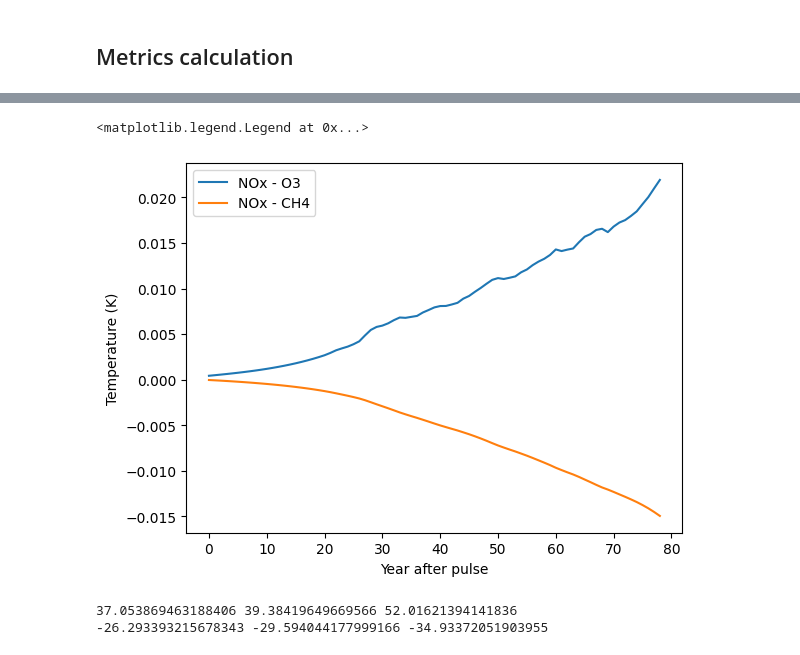
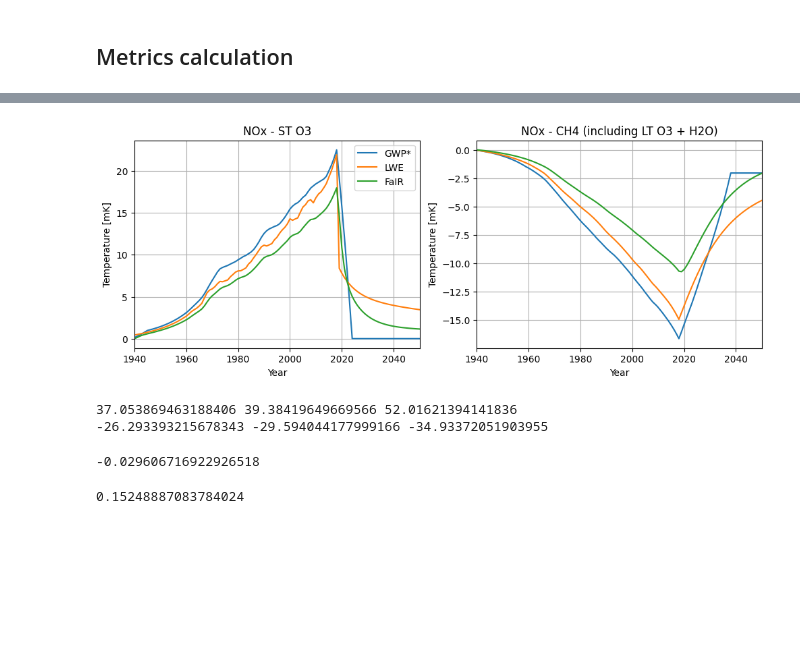
Before and after one commit to AeroMAPS/AeroCM, a Jupyter notebook: validation_NOx.ipynb, the cells around one changed output, grey strips where cells are left out. Cells and saved outputs as stored; diff of their text form; code cells hidden in the pictures; blank space fills up the shorter version.

```diff
--- a/validation_NOx.ipynb
+++ b/validation_NOx.ipynb
@@ -23,13 +23,15 @@ efficacy_erf_o3 = 1
 
 unit_value_ch4 = 1
 sensitivity_erf_ch4 = -0.695e-9
+sensitivity_erf_ch4_gwpstar = -30.8e-12 * (14/46)
 ratio_erf_rf_ch4 = 1.18
 efficacy_rf_ch4 = 1
 efficacy_erf_ch4 = 1
 
 start_year = 1940
-end_year = 2018
+end_year = 2050
 tcre = 0.00045
+background_species_quantities = background_species_quantities_function(start_year, end_year, rcp='RCP45')
 # %%
 klower_data_df = read_csv("climate_data/historical_data_from_klower.csv", delimiter=";")
 klower_data = klower_data_df.values
@@ -48,7 +57,15 @@ species_quantities = klower_data_co2 / 3.15 * emission_index_nox * 1e9 # [MtNOx
 # %%
 species_settings_o3 = {"sensitivity_erf": sensitivity_erf_o3, "ratio_erf_rf": ratio_erf_rf_o3, "efficacy_erf": efficacy_erf_o3}
 species_settings_ch4 = {"sensitivity_erf": sensitivity_erf_ch4, "ratio_erf_rf": ratio_erf_rf_ch4, "efficacy_erf": efficacy_erf_ch4}
+species_settings_ch4_gwpstar = {"sensitivity_erf": sensitivity_erf_ch4_gwpstar, "ratio_erf_rf": ratio_erf_rf_ch4, "efficacy_erf": efficacy_erf_ch4}
 model_settings = {"tcre": tcre}
-radiative_forcing_o3, effective_radiative_forcing_o3, temperature_o3 = species_lwe_climate_model(start_year, end_year, "Aviation NOx - ST O3 increase", species_quantities, species_settings_o3, model_settings)
-radiative_forcing_ch4, effective_radiative_forcing_ch4, temperature_ch4 = species_lwe_climate_model(start_year, end_year, "Aviation NOx - CH4 decrease and induced", species_quantities, species_settings_ch4, model_settings)
+model_settings_fair = {"background_species_quantities": background_species_quantities}
+
+radiative_forcing_o3_gwpstar, effective_radiative_forcing_o3_gwpstar, temperature_o3_gwpstar = species_gwpstar_climate_model(start_year, end_year, "Aviation NOx - ST O3 increase", species_quantities, species_settings_o3, model_settings)
+radiative_forcing_o3_lwe, effective_radiative_forcing_o3_lwe, temperature_o3_lwe = species_lwe_climate_model(start_year, end_year, "Aviation NOx - ST O3 increase", species_quantities, species_settings_o3, model_settings)
+radiative_forcing_o3_fair, effective_radiative_forcing_o3_fair, temperature_o3_fair = species_fair_climate_model(start_year, end_year, "Aviation NOx - ST O3 increase", species_quantities, species_settings_o3, model_settings_fair)
+
+radiative_forcing_ch4_gwpstar, effective_radiative_forcing_ch4_gwpstar, temperature_ch4_gwpstar = species_gwpstar_climate_model(start_year, end_year, "Aviation NOx - CH4 decrease and induced", species_quantities, species_settings_ch4_gwpstar, model_settings)
+radiative_forcing_ch4_lwe, effective_radiative_forcing_ch4_lwe, temperature_ch4_lwe = species_lwe_climate_model(start_year, end_year, "Aviation NOx - CH4 decrease and induced", species_quantities, species_settings_ch4, model_settings)
+radiative_forcing_ch4_fair, effective_radiative_forcing_ch4_fair, temperature_ch4_fair = species_fair_climate_model(start_year, end_year, "Aviation NOx - CH4 decrease and induced", species_quantities, species_settings_ch4, model_settings_fair)
 # %%
@@ -63,10 +96,26 @@ plt.legend()
 # %%
-plt.plot(temperature_o3, label='NOx - O3')
-plt.plot(temperature_ch4, label='NOx - CH4')
-plt.xlabel('Year after pulse')
-plt.ylabel('Temperature (K)')
-plt.legend()
+fig, axes = plt.subplots(1, 2, figsize=(12, 4))
+
+for i, ax in enumerate(axes.flat):
+    if i == 0:
+        ax.plot(years_total, 1000 * temperature_o3_gwpstar, label='GWP*')
+        ax.plot(years_total, 1000 * temperature_o3_lwe, label='LWE')
+        ax.plot(years_total, 1000 * temperature_o3_fair, label='FaIR')
+        ax.legend()
+    elif i == 1:
+        ax.plot(years_total, 1000 * temperature_ch4_gwpstar, label='GWP*')
+        ax.plot(years_total, 1000 * temperature_ch4_lwe, label='LWE')
+        ax.plot(years_total, 1000 * temperature_ch4_fair, label='FaIR')
+    ax.set_xlim(start_year, end_year)
+    ax.set_xlabel('Year')
+    ax.set_ylabel('Temperature [mK]')
+    ax.grid(True)
+    if i == 0:
+        ax.set_title('NOx - ST O3')
+    elif i == 1:
+        ax.set_title('NOx - CH4 (including LT O3 + H2O)')
+
+plt.show()
 # %% [output]
-<matplotlib.legend.Legend at 0x...>
-[figure, old version]
+[figure, new version]
 # %%
@@ -75,3 +124,8 @@ print(1000*effective_radiative_forcing_ch4[65], 1000*effective_radiative_forcing
 # %% [output]
 37.053869463188406 39.38419649669566 52.01621394141836
 -26.293393215678343 -29.594044177999166 -34.93372051903955
+# %%
+a = float(min(effective_radiative_forcing_ch4_fair))
+a
+# %% [output]
+-0.029606716922926518
@@ -77,0 +134,4 @@ print(1000*effective_radiative_forcing_ch4[65], 1000*effective_radiative_forcing
+# %%
+(b - a)/b
+# %% [output]
+0.15248887083784024
```
Also changed, not shown: parts of 4 cells of this notebook, 4 other files.
